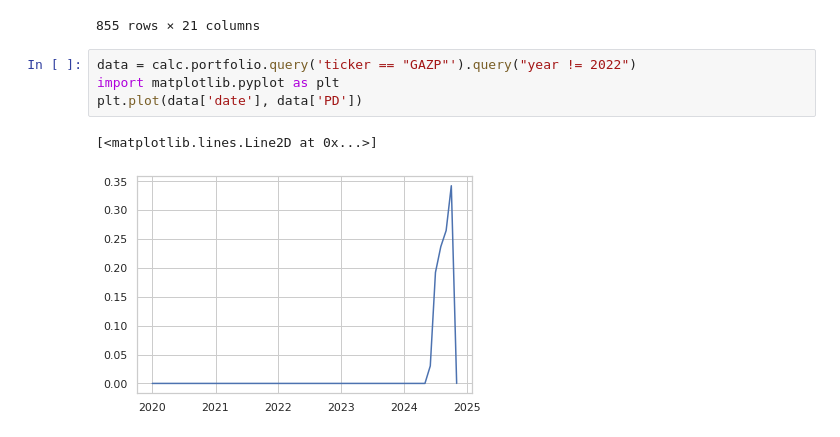
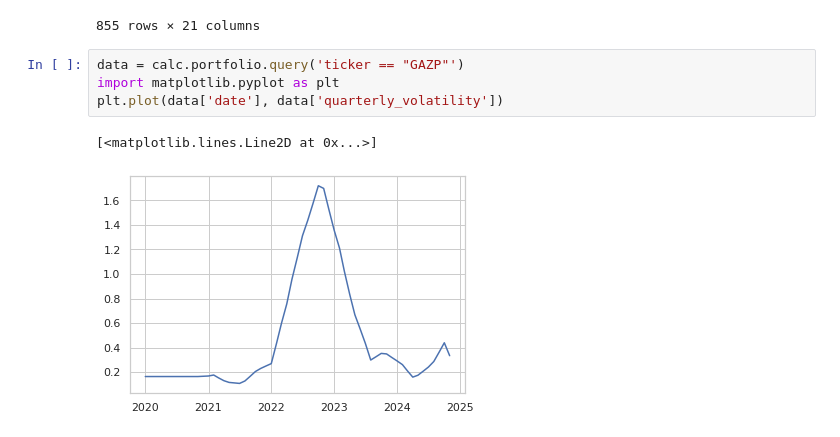
Before and after one commit to MaximKiryakin/Diploma, a Jupyter notebook: Untitled.ipynb, the cells around one changed output. Saved outputs shown, nothing was run; the diff lists cells and outputs as text.

```diff
--- a/Untitled.ipynb
+++ b/Untitled.ipynb
@@ -138,9 +139,9 @@ calc.portfolio
 | 294 | VTBR | 2024-10-31 | 000000 | 89.08 | 89.900 | 74.730 | 75.25 | 4 | 2024 | NaN | ... | ... |
 855 rows × 21 columns
 # %%
-data = calc.portfolio.query('ticker == "GAZP"').query("year != 2022")
+data = calc.portfolio.query('ticker == "GAZP"')
 import matplotlib.pyplot as plt
-plt.plot(data['date'], data['PD'])
+plt.plot(data['date'], data['quarterly_volatility'])
 # %% [output]
 [<matplotlib.lines.Line2D at 0x...>]
-[figure, old version]
+[figure, new version]
```
Also changed, not shown: parts of 1 cell of this notebook, 1 other file.
